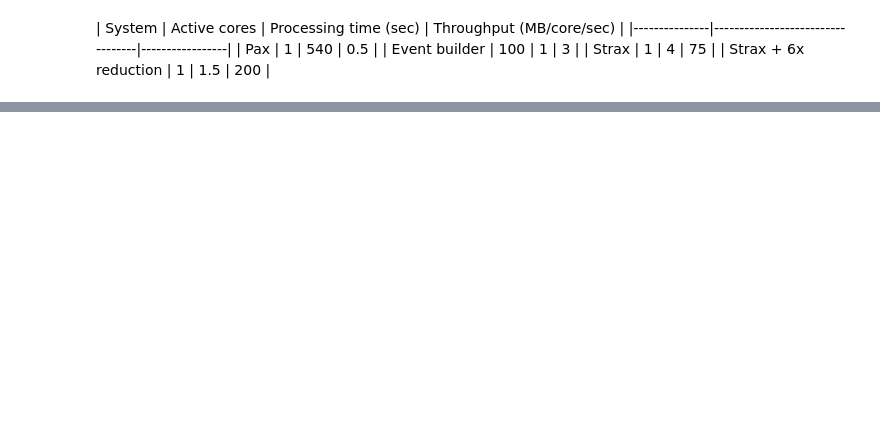
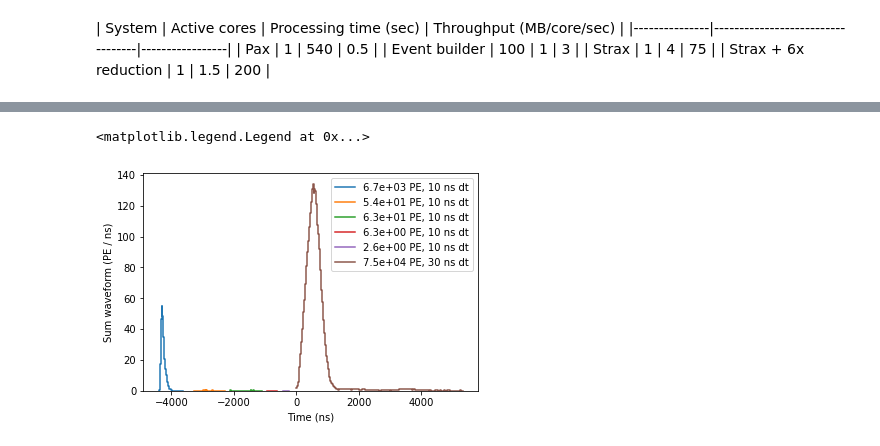
Before and after one commit to AxFoundation/strax, a Jupyter notebook: notebooks/Demonstration.ipynb, the cells around one changed output, grey strips where cells are left out. Cells and saved outputs as stored; diff of their text form; code cells hidden in the pictures; blank space fills up the shorter version.

```diff
--- a/notebooks/Demonstration.ipynb
+++ b/notebooks/Demonstration.ipynb
@@ -55 +70,15 @@ plt.ylabel("Sum waveform (PE / bin)")
+# %%
+def plot_peaks(main_i, n_before=0, n_after=0):
+    for i in main_i + np.arange(-n_before, n_after + 1):
+        p = peaks[i]
+        plot_peak(p,
+                  t0=peaks[main_i]['time'],
+                  label='%.1e PE, %d ns dt' % (p['area'], p['dt'], ))
+    plt.ylim(0, None)
+
+plot_peaks(4673, n_before=5, n_after=0)
+plt.legend(loc='upper right')
+# %% [output]
+<matplotlib.legend.Legend at 0x...>
+[figure, added]
 # %%
```
Also changed, not shown: parts of 8 cells of this notebook, 8 other files.
